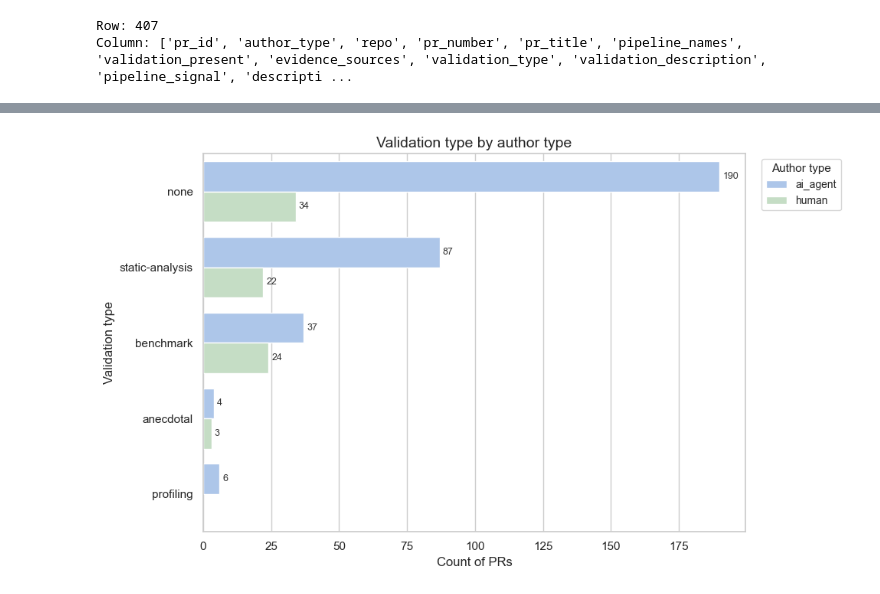
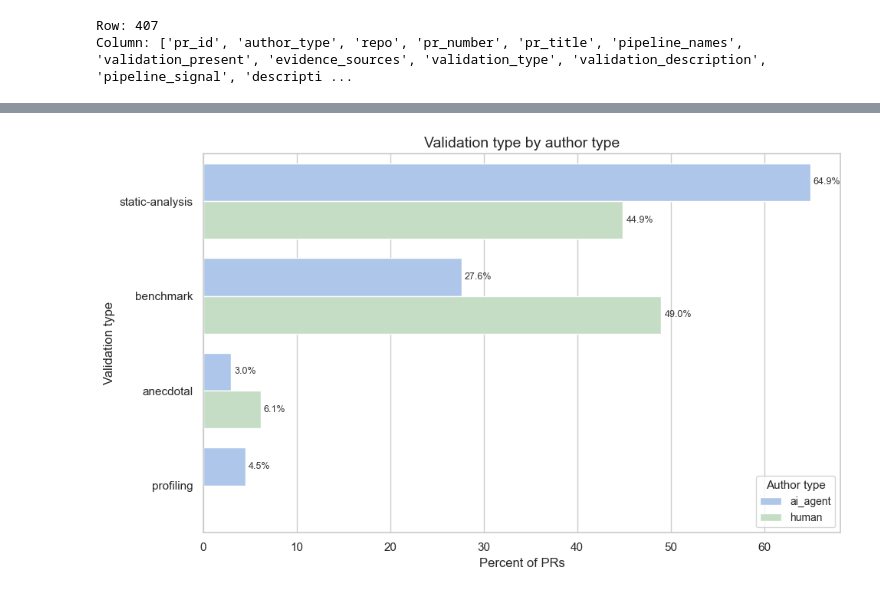
Before and after one commit to PurdueDualityLab/github_perf_patch_study, a Jupyter notebook: RQ4_test_and_validation/validation_plots.ipynb, the cells around one changed output, grey strips where cells are left out. Saved outputs shown, nothing was run; the diff lists cells and outputs as text; code cells hidden in the pictures.

```diff
--- a/RQ4_test_and_validation/validation_plots.ipynb
+++ b/RQ4_test_and_validation/validation_plots.ipynb
@@ -80,45 +76,45 @@ plt.show()
 # %%
-
-
 valtype_counts = (
-    final_df
+    final_df[final_df['validation_type'] != 'none']
     .groupby(['validation_type', 'author_type'])
     .size()
     .reset_index(name='count')
 )
 
+author_totals = valtype_counts.groupby('author_type')['count'].sum()
+valtype_counts['percent'] = valtype_counts.apply(
+    lambda row: (row['count'] / author_totals[row['author_type']]) * 100,
+    axis=1,
+)
 
-TOP_N = 12
 valtype_order = (
-    valtype_counts.groupby('validation_type')['count']
+    valtype_counts.groupby('validation_type')['percent']
     .sum()
     .sort_values(ascending=False)
-    .head(TOP_N)
     .index
 )
-valtype_counts = valtype_counts[valtype_counts['validation_type'].isin(valtype_order)]
 
 fig, ax = plt.subplots(figsize=(10, 6))
 sns.barplot(
     data=valtype_counts,
     y='validation_type',
-    x='count',
+    x='percent',
     hue='author_type',
     order=valtype_order,
     ax=ax,
 )
 ax.set_title('Validation type by author type')
-ax.set_xlabel('Count of PRs')
+ax.set_xlabel('Percent of PRs')
 ax.set_ylabel('Validation type')
-ax.legend(title='Author type', bbox_to_anchor=(1.02, 1), loc='upper left')
+ax.legend(title='Author type', loc='lower right', frameon=True)
 
 for p in ax.patches:
     width = p.get_width()
     if width > 0:
-        ax.annotate(f"{int(width)}", (width, p.get_y() + p.get_height() / 2),
+        ax.annotate(f"{width:.1f}%", (width, p.get_y() + p.get_height() / 2),
                     ha='left', va='center', fontsize=9, color='#333', xytext=(3, 0), textcoords='offset points')
 
 plt.tight_layout()
 plt.show()
 # %% [output]
-[figure, old version]
+[figure, new version]
```
Also changed, not shown: parts of 1 cell of this notebook, 5 other files.
